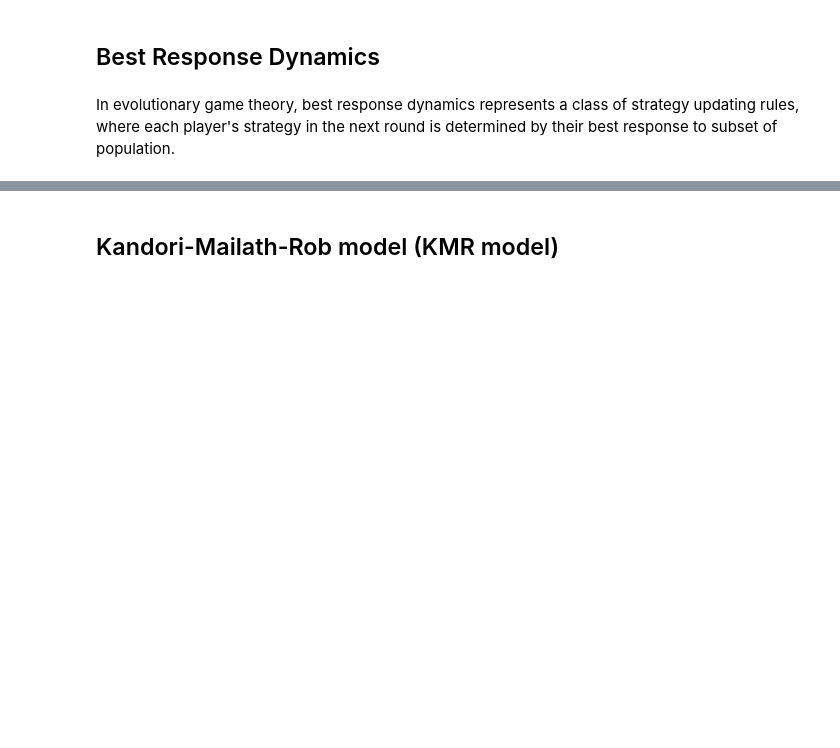
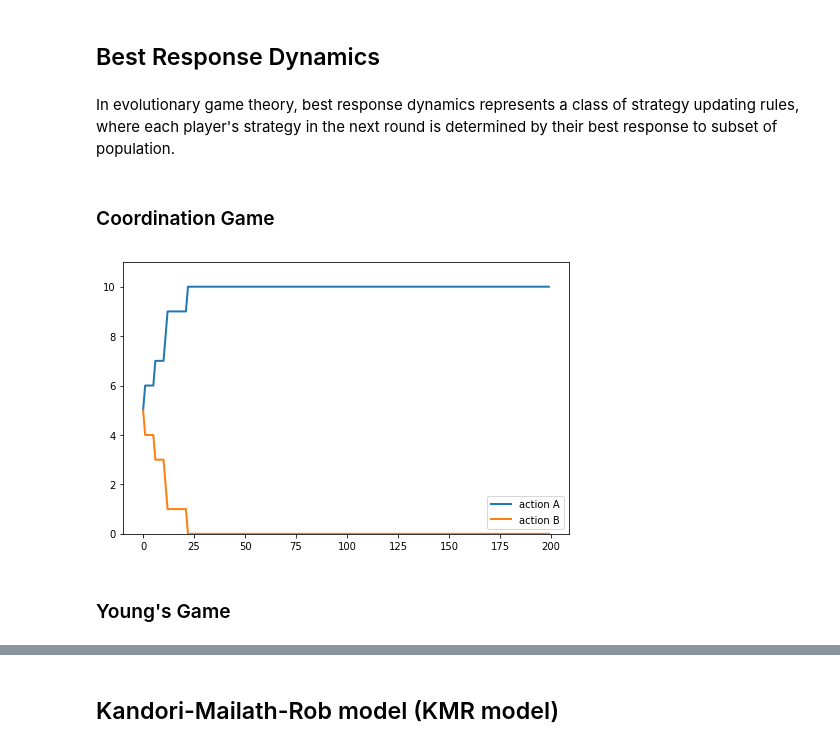
Before and after one commit to Yuya-Furusawa/game_theory_models, a Jupyter notebook: BestResponseDynamics_Python.ipynb, the cells around one changed output, grey strips where cells are left out. Saved outputs shown, nothing was run; the diff lists cells and outputs as text; code cells hidden in the pictures; blank space fills up the shorter version.

Commit message:
define plot_graph

```diff
--- a/BestResponseDynamics_Python.ipynb
+++ b/BestResponseDynamics_Python.ipynb
@@ -12,0 +22,3 @@ from quantecon.game_theory.brd import BRD, KMR, SamplingBRD
+# %%
+coordination_game_matrix = [[2, 0],
+                            [0, 1]]
@@ -13,4 +44,25 @@ from quantecon.game_theory.brd import BRD, KMR, SamplingBRD
+# %%
+def plot_graph(brd, ts_length, init_action_dist, random_state=None):
+    series = brd.time_series(ts_length, init_action_dist=init_action_dist, random_state=random_state)
+    action_label = ['A', 'B', 'C']
+    fig, ax = plt.subplots(figsize=(8,5))
+    for h in range(brd.num_actions):
+        ax.plot(series[:, h], linewidth=2, label='action {0}'.format(action_label[h]))
+    ax.set_ylim(0, N+1)
+    plt.legend(loc=4)
+    plt.show()
 # %% [markdown]
 ## Best Response Dynamics
 # %% [markdown]
 In evolutionary game theory, best response dynamics represents a class of strategy updating rules, where each player's strategy in the next round is determined by their best response to subset of population.
+# %% [markdown]
+### Coordination Game
+# %%
+brd_coor = BRD(coordination_game_matrix, N=N)
+# %%
+m = 5
+plot_graph(brd_coor, ts_length, [m, N-m])
+# %% [output]
+[figure, added]
+# %% [markdown]
+### Young's Game
```
Also changed, not shown: parts of 25 cells of this notebook.
